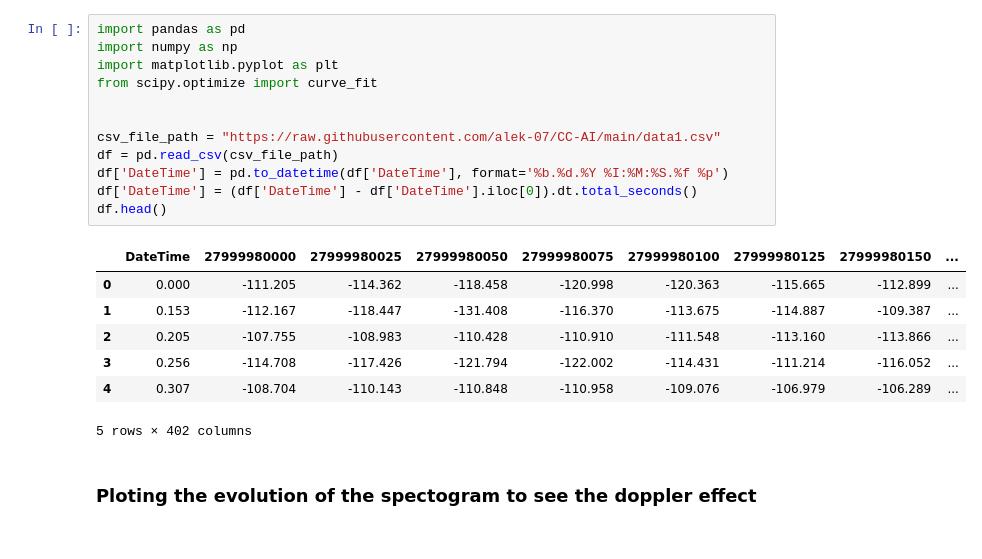
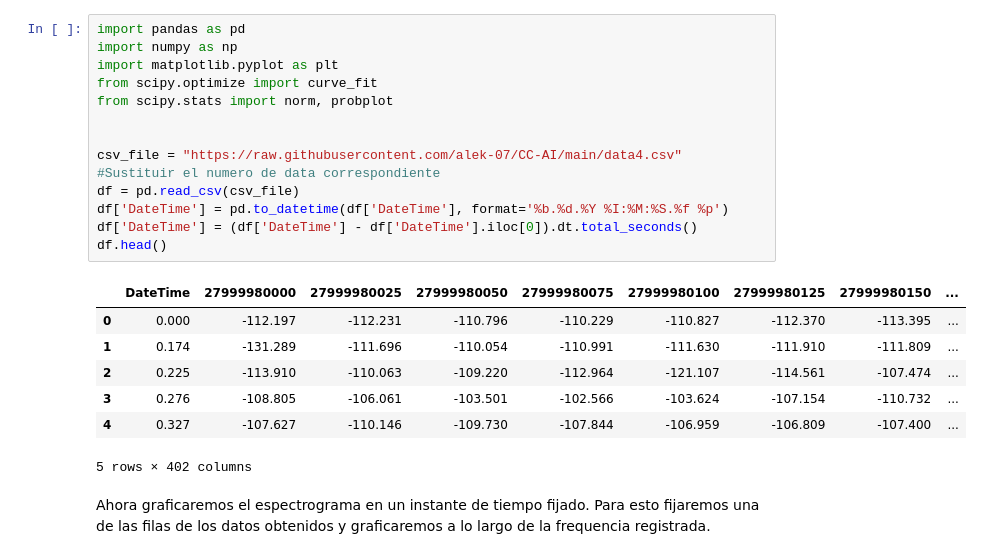
Before and after one commit to PosgradoMNA/CC-AI, a Jupyter notebook: Vehicle2Infraestructure.ipynb, the cells around one changed output. Drawn from its saved outputs; the diff is of its cells as text.

```diff
--- a/Vehicle2Infraestructure.ipynb
+++ b/Vehicle2Infraestructure.ipynb
@@ -46,22 +44,23 @@ Otros datos especificos del experimento son:
 # %%
 import pandas as pd
 import numpy as np
 import matplotlib.pyplot as plt
 from scipy.optimize import curve_fit
+from scipy.stats import norm, probplot
 
 
-csv_file_path = "https://raw.githubusercontent.com/alek-07/CC-AI/main/data1.csv"
-df = pd.read_csv(csv_file_path)
+csv_file = "https://raw.githubusercontent.com/alek-07/CC-AI/main/data4.csv" #Sustituir el numero de data correspondiente
+df = pd.read_csv(csv_file)
 df['DateTime'] = pd.to_datetime(df['DateTime'], format='%b.%d.%Y %I:%M:%S.%f %p')
 df['DateTime'] = (df['DateTime'] - df['DateTime'].iloc[0]).dt.total_seconds()
 df.head()
 # %% [output]
 |  | DateTime | 27999980000 | 27999980025 | 27999980050 | 27999980075 | 27999980100 | 27999980125 | 27999980150 | ... |
-| 0 | 0.000 | -111.205 | -114.362 | -118.458 | -120.998 | -120.363 | -115.665 | -112.899 | ... |
-| 1 | 0.153 | -112.167 | -118.447 | -131.408 | -116.370 | -113.675 | -114.887 | -109.387 | ... |
-| 2 | 0.205 | -107.755 | -108.983 | -110.428 | -110.910 | -111.548 | -113.160 | -113.866 | ... |
-| 3 | 0.256 | -114.708 | -117.426 | -121.794 | -122.002 | -114.431 | -111.214 | -116.052 | ... |
-| 4 | 0.307 | -108.704 | -110.143 | -110.848 | -110.958 | -109.076 | -106.979 | -106.289 | ... |
+| 0 | 0.000 | -112.197 | -112.231 | -110.796 | -110.229 | -110.827 | -112.370 | -113.395 | ... |
+| 1 | 0.174 | -131.289 | -111.696 | -110.054 | -110.991 | -111.630 | -111.910 | -111.809 | ... |
+| 2 | 0.225 | -113.910 | -110.063 | -109.220 | -112.964 | -121.107 | -114.561 | -107.474 | ... |
+| 3 | 0.276 | -108.805 | -106.061 | -103.501 | -102.566 | -103.624 | -107.154 | -110.732 | ... |
+| 4 | 0.327 | -107.627 | -110.146 | -109.730 | -107.844 | -106.959 | -106.809 | -107.400 | ... |
 5 rows × 402 columns
 # %% [markdown]
-### Ploting the evolution of the spectogram to see the doppler effect
+Ahora graficaremos el espectrograma en un instante de tiempo fijado. Para esto fijaremos una de las filas de los datos obtenidos y graficaremos a lo largo de la frequencia registrada.
```
Also changed, not shown: parts of 23 cells of this notebook.
